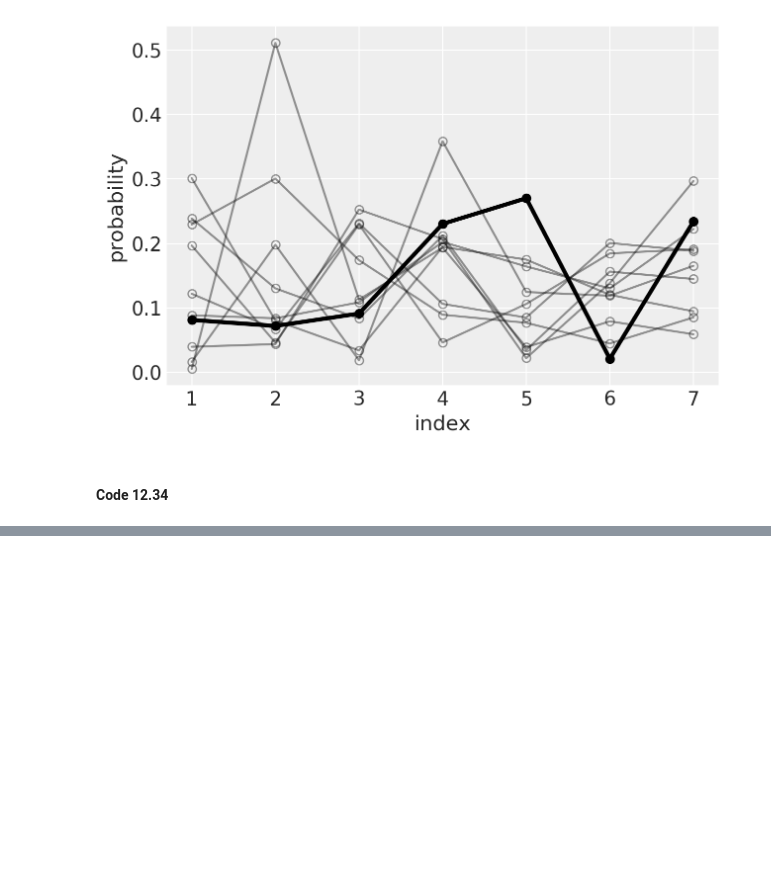
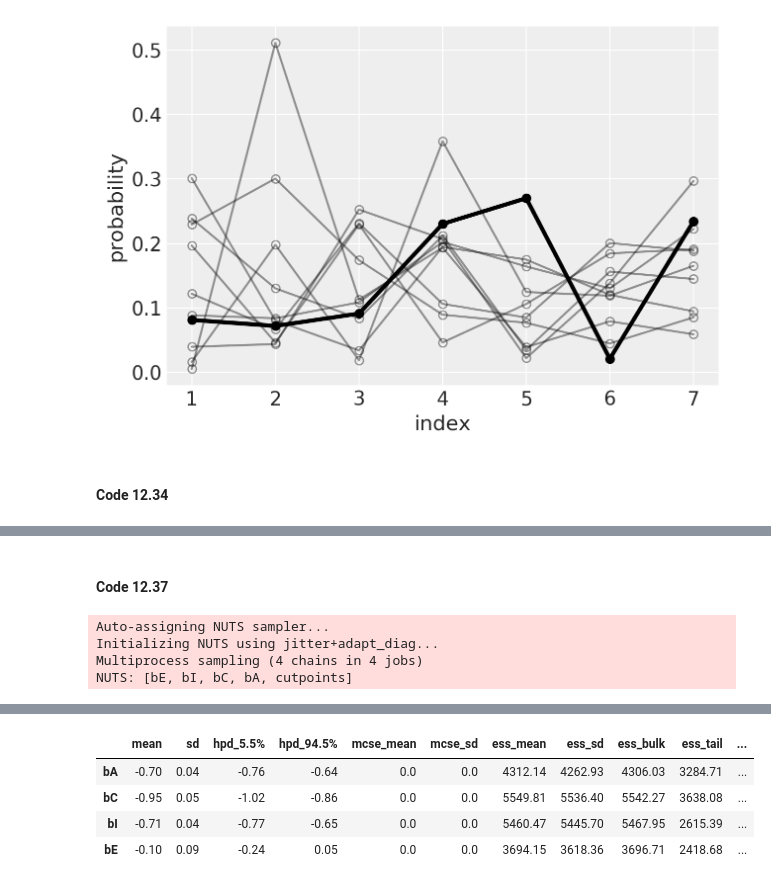
Before and after one commit to pymc-devs/pymc-resources, a Jupyter notebook: Rethinking_2/Chp_12.ipynb, the cells around one changed output, grey strips where cells are left out. Saved outputs shown, nothing was run; the diff lists cells and outputs as text; code cells hidden in the pictures; blank space fills up the shorter version.

```diff
--- a/Rethinking_2/Chp_12.ipynb
+++ b/Rethinking_2/Chp_12.ipynb
@@ -669,0 +636,31 @@ The estimated number of effective samples is smaller than 200 for some parameter
+# %% [markdown]
+#### Code 12.37
+# %%
+edu_norm = ((trolley_df.edu_new - trolley_df.edu_new.min()) / (trolley_df.edu_new.max() - trolley_df.edu_new.min())).values
+
+with pm.Model() as m12_7:
+    cutpoints = pm.Normal(
+        'cutpoints', 0., 1.5,
+        transform=pm.distributions.transforms.ordered,
+        shape=6,
+        testval=np.arange(6) - 2.5)
+
+    bA = pm.Normal('bA', 0., 0.5)
+    bC = pm.Normal('bC', 0., 0.5)
+    bI = pm.Normal('bI', 0., 0.5)
+    bE = pm.Normal('bE', 0., 0.5)
+
+    phi = bE * edu_norm + bA * A + bC * C + bI * I
+
+    resp_obs = pm.OrderedLogistic(
+        'resp_obs', phi, cutpoints,
+        observed=R
+    )
+
+    trace_12_7 = pm.sample(random_seed=RANDOM_SEED)
+az.summary(trace_12_7, var_names=["bA", "bC", "bI", "bE"], round_to=2)
+# %% [output]
+Auto-assigning NUTS sampler...
+Initializing NUTS using jitter+adapt_diag...
+Multiprocess sampling (4 chains in 4 jobs)
+NUTS: [bE, bI, bC, bA, cutpoints]
@@ -669,0 +669,5 @@ The estimated number of effective samples is smaller than 200 for some parameter
+|  | mean | sd | hpd_5.5% | hpd_94.5% | mcse_mean | mcse_sd | ess_mean | ess_sd | ess_bulk | ess_tail | ... |
+| bA | -0.70 | 0.04 | -0.76 | -0.64 | 0.0 | 0.0 | 4312.14 | 4262.93 | 4306.03 | 3284.71 | ... |
+| bC | -0.95 | 0.05 | -1.02 | -0.86 | 0.0 | 0.0 | 5549.81 | 5536.40 | 5542.27 | 3638.08 | ... |
+| bI | -0.71 | 0.04 | -0.77 | -0.65 | 0.0 | 0.0 | 5460.47 | 5445.70 | 5467.95 | 2615.39 | ... |
+| bE | -0.10 | 0.09 | -0.24 | 0.05 | 0.0 | 0.0 | 3694.15 | 3618.36 | 3696.71 | 2418.68 | ... |
```
Also changed, not shown: parts of 14 cells of this notebook.
